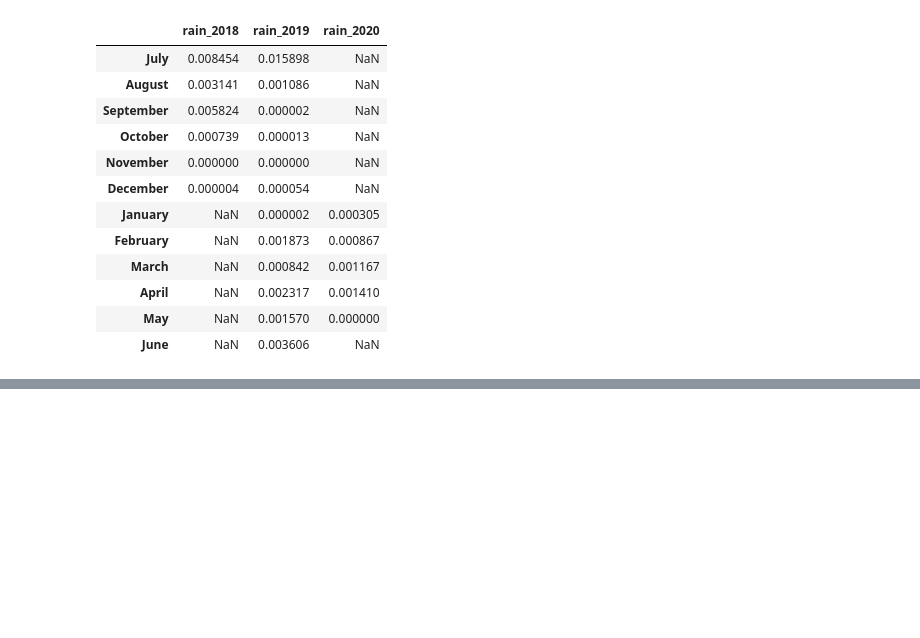
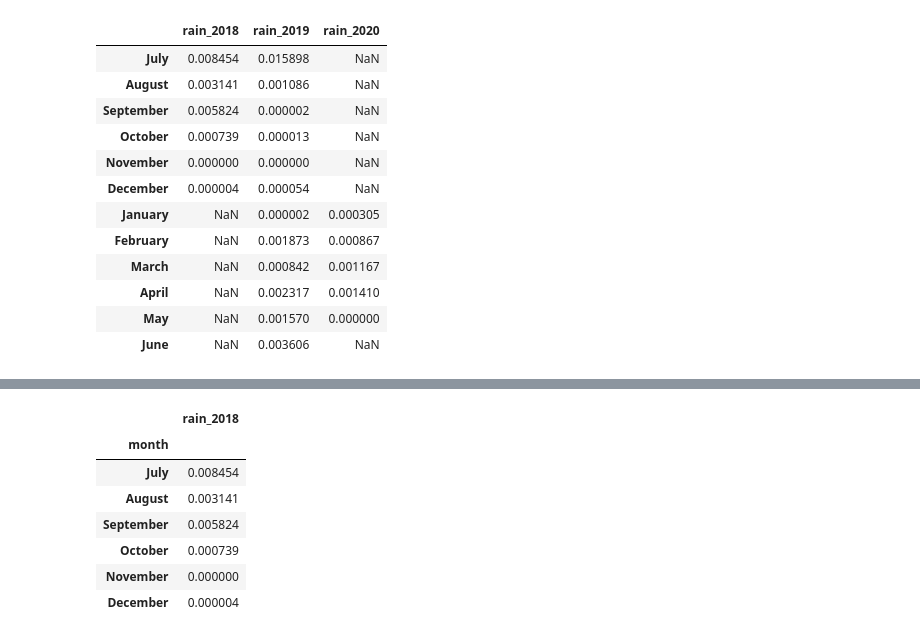
Before and after one commit to mietekdom/Nepal---Solar-Radiation-Measurments, a Jupyter notebook: Nepal_solar_radiation.ipynb, the cells around one changed output, grey strips where cells are left out. Cells and saved outputs as stored; diff of their text form; code cells hidden in the pictures; blank space fills up the shorter version.

```diff
--- a/Nepal_solar_radiation.ipynb
+++ b/Nepal_solar_radiation.ipynb
@@ -217,0 +226,11 @@ _ = plt.ylabel('rainfall')
+# %%
+df_2018.head(12)
+# %% [output]
+|  | rain_2018 |
+| month |  |
+| July | 0.008454 |
+| August | 0.003141 |
+| September | 0.005824 |
+| October | 0.000739 |
+| November | 0.000000 |
+| December | 0.000004 |
```
Also changed, not shown: parts of 5 cells of this notebook.
